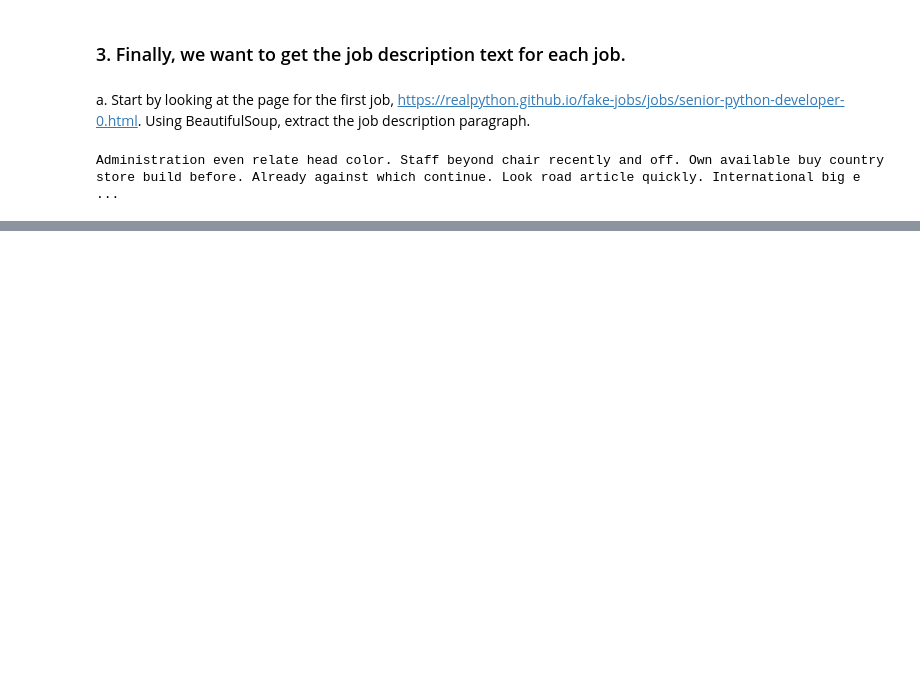
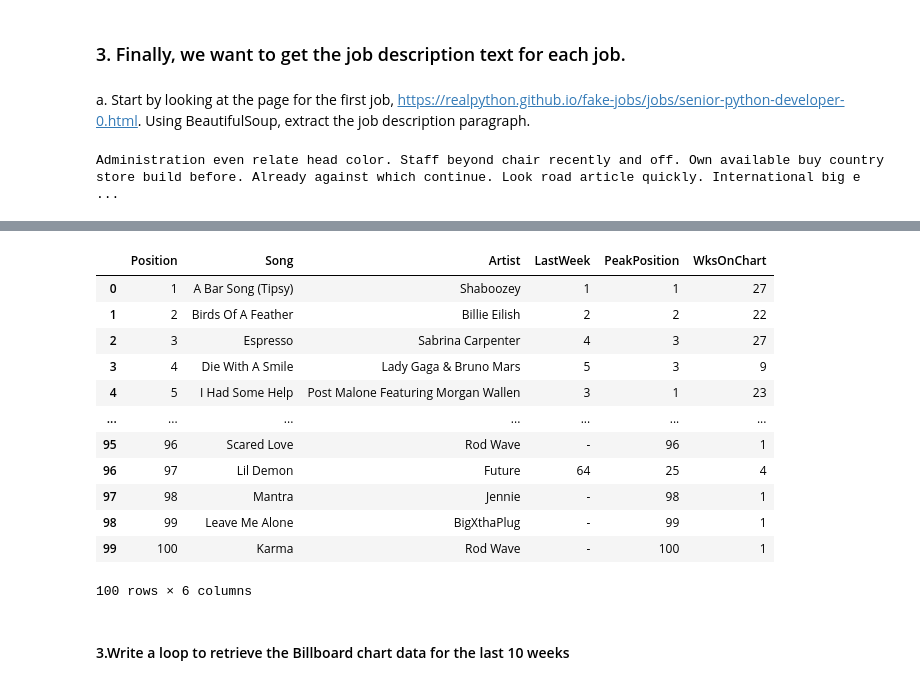
Before and after one commit to nss-data-science-cohort-8/webscraping-ndpawar1981, a Jupyter notebook: webscraping_exercise.ipynb, the cells around one changed output, grey strips where cells are left out. Drawn from its saved outputs; the diff is of its cells as text; code cells hidden in the pictures; blank space fills up the shorter version.

```diff
--- a/webscraping_exercise.ipynb
+++ b/webscraping_exercise.ipynb
@@ -181,0 +301,20 @@ Name: URL, Length: 100, dtype: object
+# %%
+mychart = retrieveBillBoardChart('2024-10-26')
+# %%
+mychart
+# %% [output]
+|  | Position | Song | Artist | LastWeek | PeakPosition | WksOnChart |
+| 0 | 1 | A Bar Song (Tipsy) | Shaboozey | 1 | 1 | 27 |
+| 1 | 2 | Birds Of A Feather | Billie Eilish | 2 | 2 | 22 |
+| 2 | 3 | Espresso | Sabrina Carpenter | 4 | 3 | 27 |
+| 3 | 4 | Die With A Smile | Lady Gaga & Bruno Mars | 5 | 3 | 9 |
+| 4 | 5 | I Had Some Help | Post Malone Featuring Morgan Wallen | 3 | 1 | 23 |
+| ... | ... | ... | ... | ... | ... | ... |
+| 95 | 96 | Scared Love | Rod Wave | - | 96 | 1 |
+| 96 | 97 | Lil Demon | Future | 64 | 25 | 4 |
+| 97 | 98 | Mantra | Jennie | - | 98 | 1 |
+| 98 | 99 | Leave Me Alone | BigXthaPlug | - | 99 | 1 |
+| 99 | 100 | Karma | Rod Wave | - | 100 | 1 |
+100 rows × 6 columns
+# %% [markdown]
+#### 3.Write a loop to retrieve the Billboard chart data for the last 10 weeks
```
Also changed, not shown: parts of 18 cells of this notebook.
